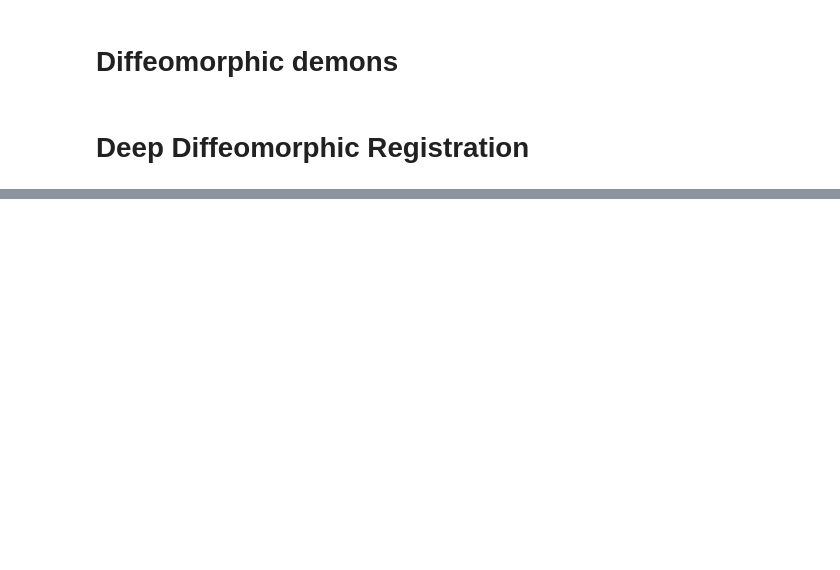
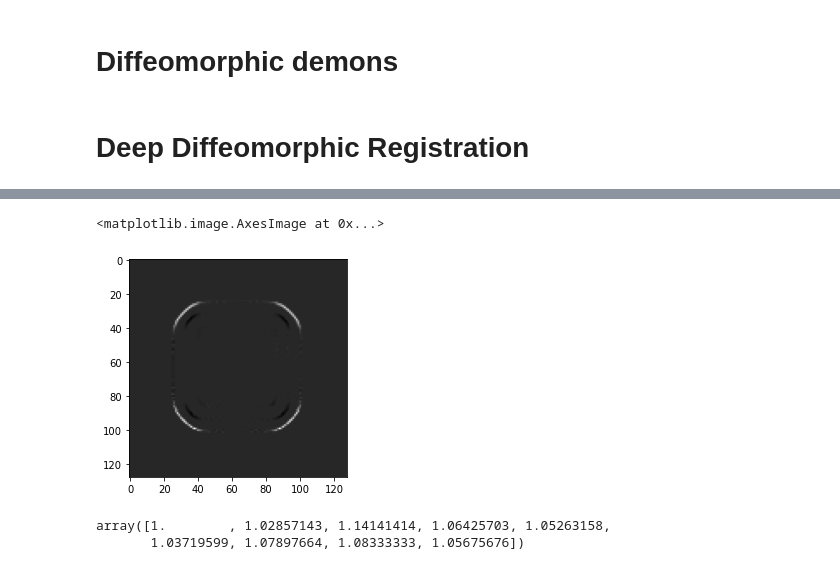
Before and after one commit to SaJoke/Image-Registraion, a Jupyter notebook: Deep Diffeomorphic Registration.ipynb, the cells around one changed output, grey strips where cells are left out. Cells and saved outputs as stored; diff of their text form; code cells hidden in the pictures; blank space fills up the shorter version.

```diff
--- a/Deep Diffeomorphic Registration.ipynb
+++ b/Deep Diffeomorphic Registration.ipynb
@@ -163,5 +180,5 @@ Wsave = heatmap_model.get_weights()'''
 # %%
-def hm_fn(h,step_t=1e-2,dc_eps=1e-1):
+def hm_fn(h,step_t=1e-5,dc_eps=1e-2):
     t = 0
     step_new = step_t
     amp = 2
@@ -182,7 +199,7 @@ def hm_fn(h,step_t=1e-2,dc_eps=1e-1):
 # %% [markdown]
 # Diffeomorphic demons
 # %%
-def diff_dem(ref_img,temp_img,Imax=1000,rel_ssd_eps=5e-2,rel_diff_eps=1e-3,displacement_field = np.zeros((shape,shape,2))):
+def diff_dem(ref_img,temp_img,Imax=1000,rel_ssd_eps=5e-2,rel_diff_eps=1e-4,displacement_field = np.zeros((shape,shape,2))):
     fluid_sigma = 1.0
     diffusion_sigma = 1.0
     update_step_length = 0.5
@@ -315,3 +354,8 @@ u_2.plot_surface(X, Y, hm, cmap=cm.coolwarm,linewidth=0, antialiased=False)
+# %%
+plt.imshow(warped_img_new-warped_img,cmap='gray')
+# %% [output]
+<matplotlib.image.AxesImage at 0x...>
+[figure, added]
 # %%
 epochs_num = 10
 optimizer = tf.keras.optimizers.SGD(learning_rate=1e-5)
@@ -342,3 +386,12 @@ Y, X = np.meshgrid(X, Y)
 fig = plt.figure(figsize=(15,10))
 u_1 = fig.add_subplot(111,projection='3d')
 u_1.plot_surface(X, Y, h, cmap=cm.coolwarm,linewidth=0, antialiased=False)
+# %%
+a = [9,35,99,249 ,399 ,699, 899, 1800 ,3700]
+b = [9 ,36 ,113, 265 ,420 ,725, 970 ,1950, 3910]
+a = np.array(a)
+b = np.array(b)
+b/a
+# %% [output]
+array([1.        , 1.02857143, 1.14141414, 1.06425703, 1.05263158,
+       1.03719599, 1.07897664, 1.08333333, 1.05675676])
```
Also changed, not shown: parts of 9 cells of this notebook, 1 other file.
